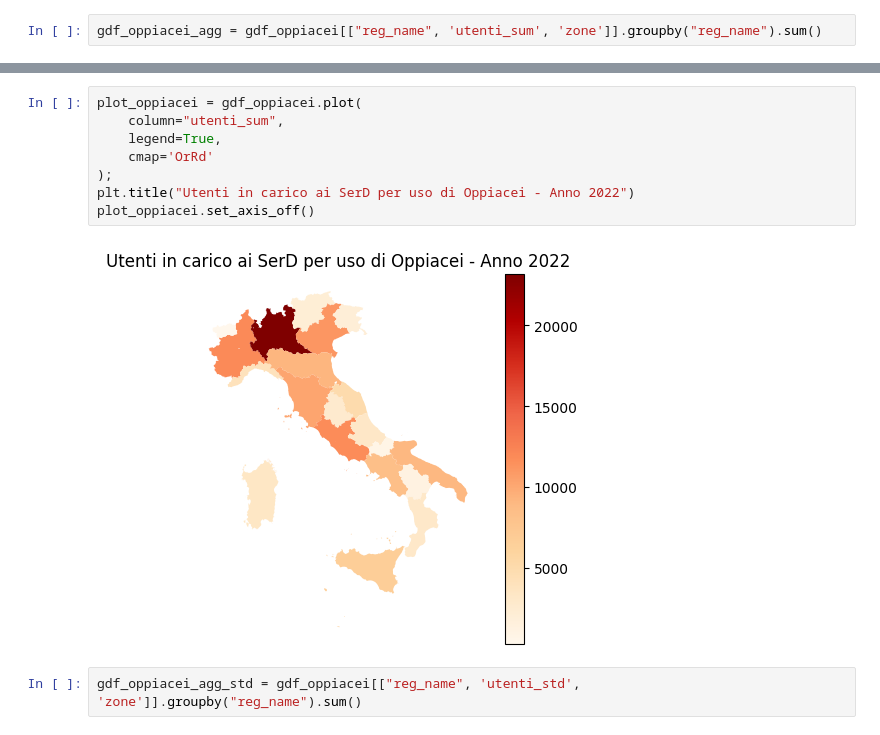
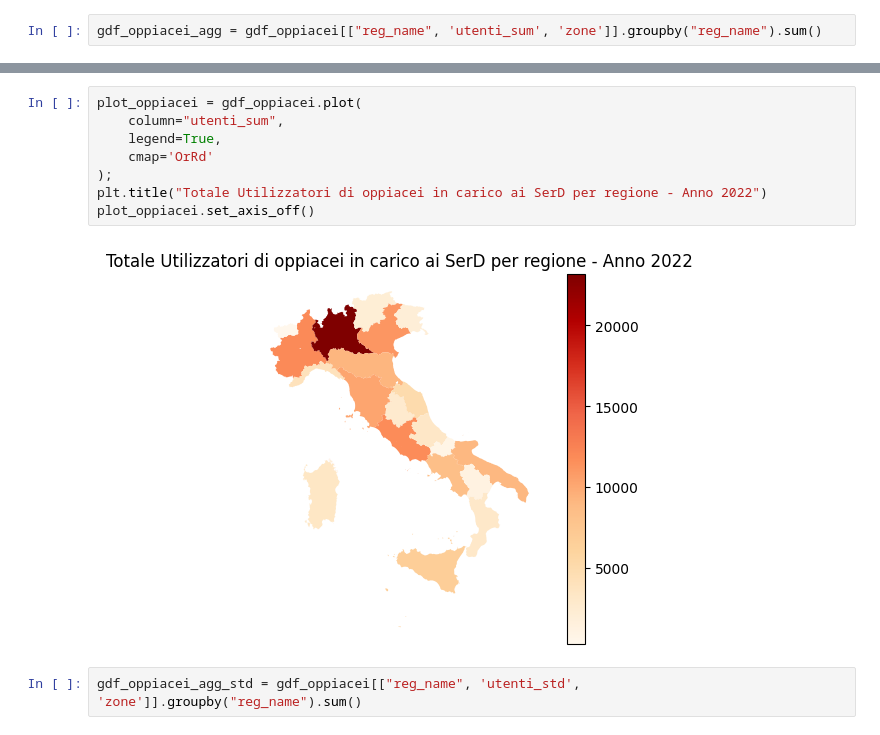
Before and after one commit to armandoschianodicola/italy-stats, a Jupyter notebook: 001/main.ipynb, the cells around one changed output, grey strips where cells are left out. Cells and saved outputs as stored; diff of their text form.

```diff
--- a/001/main.ipynb
+++ b/001/main.ipynb
@@ -261,13 +269,13 @@ gdf_oppiacei_agg.sort_values(by=['utenti_sum']).plot.barh(
 # %%
 plot_oppiacei = gdf_oppiacei.plot(
     column="utenti_sum",
     legend=True,
     cmap='OrRd'
 );
-plt.title("Utenti in carico ai SerD per uso di Oppiacei - Anno 2022")
+plt.title("Totale Utilizzatori di oppiacei in carico ai SerD per regione - Anno 2022")
 plot_oppiacei.set_axis_off()
 # %% [output]
-[figure, old version]
+[figure, new version]
 # %%
 gdf_oppiacei_agg_std = gdf_oppiacei[["reg_name", 'utenti_std', 'zone']].groupby("reg_name").sum()
 # %%
```
Also changed, not shown: parts of 5 cells of this notebook.
